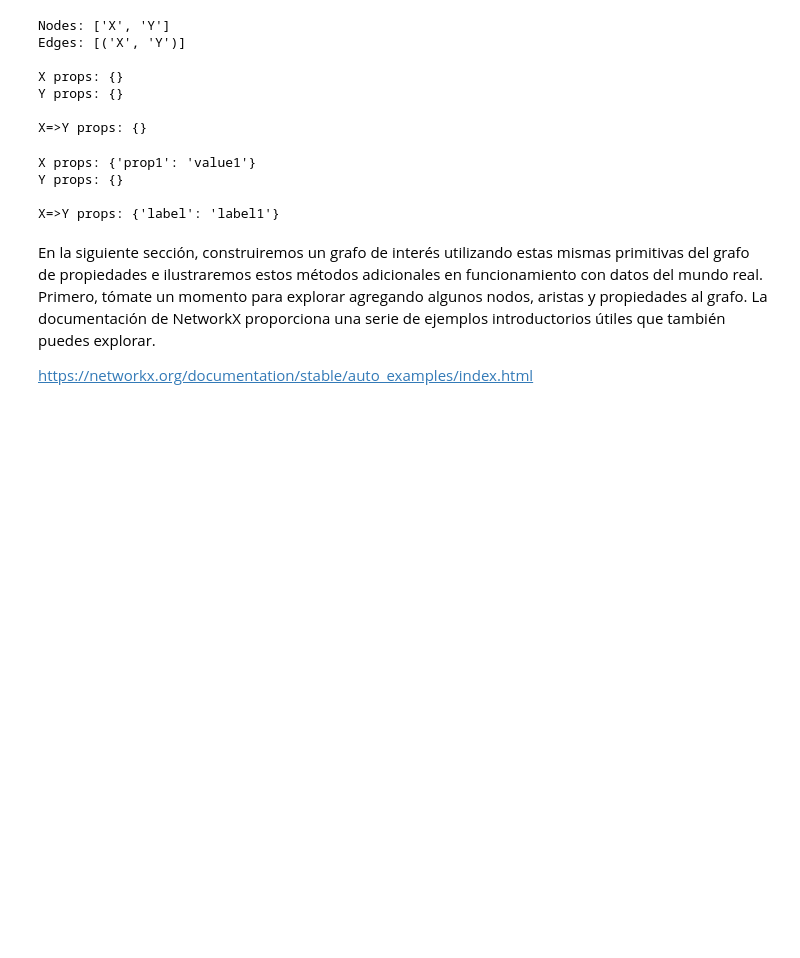
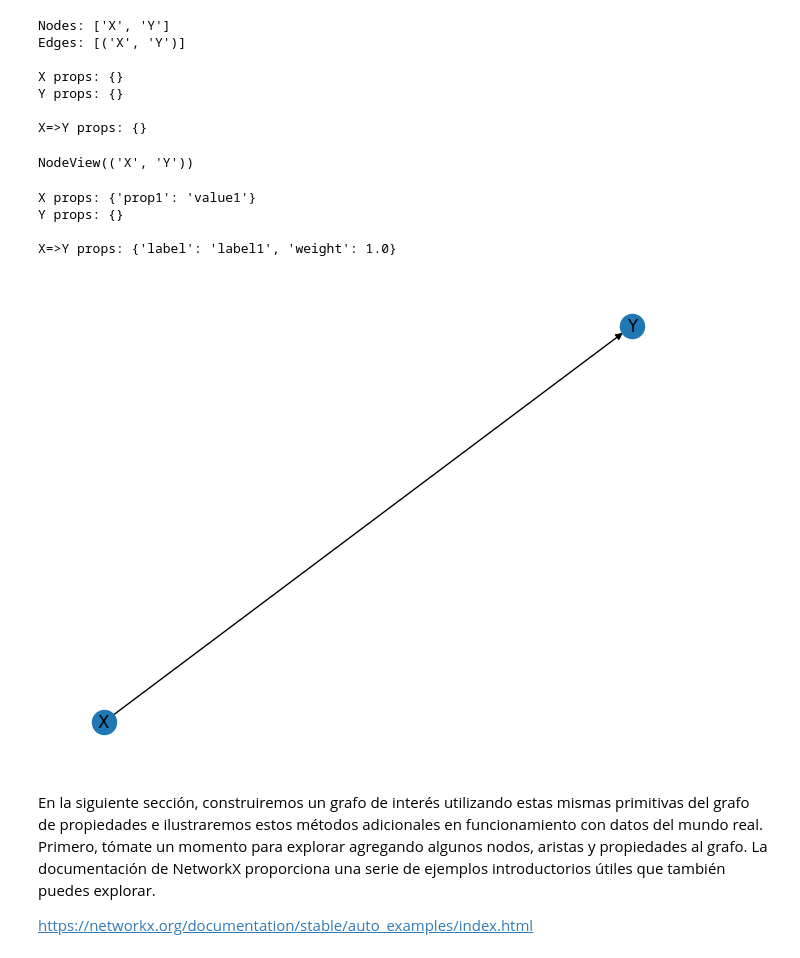
Before and after one commit to Lemito66/Maestria, a Jupyter notebook: Big Data/lab4_MiningGitHub.ipynb, the cells around one changed output. Saved outputs shown, nothing was run; the diff lists cells and outputs as text; code cells hidden in the pictures; blank space fills up the shorter version.

```diff
--- a/Big Data/lab4_MiningGitHub.ipynb
+++ b/Big Data/lab4_MiningGitHub.ipynb
@@ -251,6 +251,10 @@ X props: {}
 Y props: {}
 
 X=>Y props: {}
+# %%
+g.nodes()
+# %% [output]
+NodeView(('X', 'Y'))
 # %%
 # Update a node property
 
@@ -261,13 +265,17 @@ print()
 
 # Update an edge property
 
-g['X']['Y'].update({'label' : 'label1'})
+g['X']['Y'].update({'label' : 'label1', 'weight': 1.0})
 print("X=>Y props:", g['X']['Y'])
 # %% [output]
 X props: {'prop1': 'value1'}
 Y props: {}
 
-X=>Y props: {'label': 'label1'}
+X=>Y props: {'label': 'label1', 'weight': 1.0}
+# %%
+nx.draw(g, with_labels=True)
+# %% [output]
+[figure, added]
 # %% [markdown]
 En la siguiente sección, construiremos un grafo de interés utilizando estas mismas primitivas del grafo de propiedades e ilustraremos estos métodos adicionales en funcionamiento con datos del mundo real. Primero, tómate un momento para explorar agregando algunos nodos, aristas y propiedades al grafo. La documentación de NetworkX proporciona una serie de ejemplos introductorios útiles que también puedes explorar.
 
```
Also changed, not shown: parts of 8 cells of this notebook.
